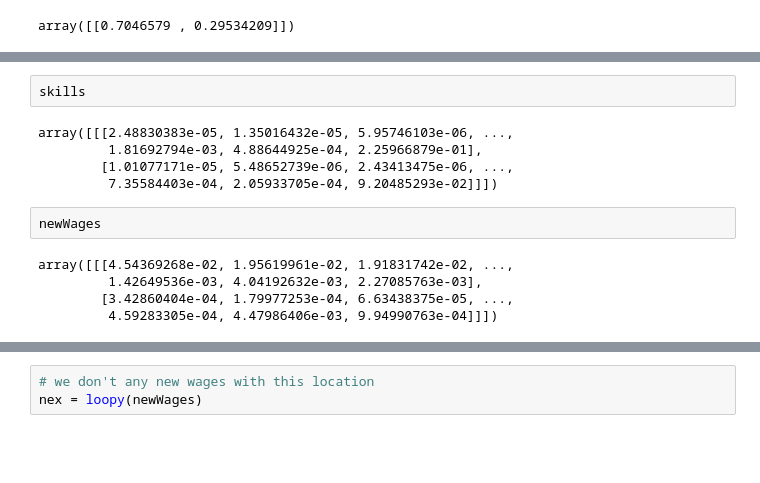
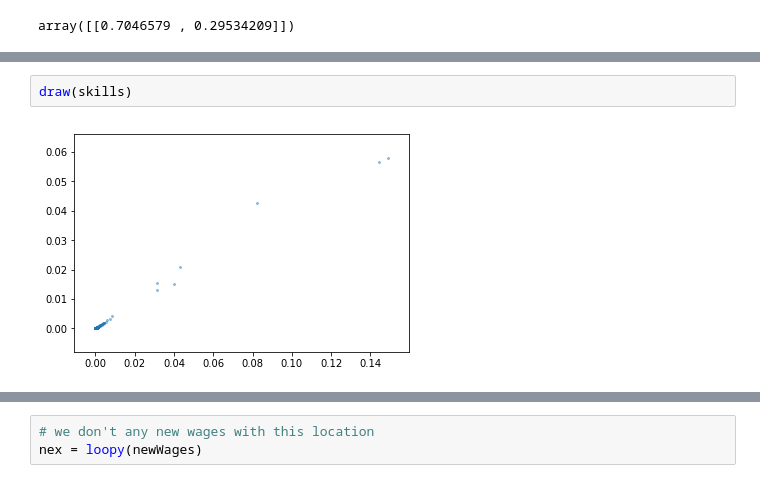
Before and after one commit to mwufi/spatial-structural-change, a Jupyter notebook: Condensed.ipynb, the cells around one changed output, grey strips where cells are left out. Cells and saved outputs as stored; diff of their text form; blank space fills up the shorter version.

```diff
--- a/Condensed.ipynb
+++ b/Condensed.ipynb
@@ -377,14 +364,4 @@ Iteration #5: 9.161564885800246e-07
-# %%
-skills
-# %% [output]
-array([[[2.48830383e-05, 1.35016432e-05, 5.95746103e-06, ...,
-         1.81692794e-03, 4.88644925e-04, 2.25966879e-01],
-        [1.01077171e-05, 5.48652739e-06, 2.43413475e-06, ...,
-         7.35584403e-04, 2.05933705e-04, 9.20485293e-02]]])
-# %%
-newWages
-# %% [output]
-array([[[4.54369268e-02, 1.95619961e-02, 1.91831742e-02, ...,
-         1.42649536e-03, 4.04192632e-03, 2.27085763e-03],
-        [3.42860404e-04, 1.79977253e-04, 6.63438375e-05, ...,
-         4.59283305e-04, 4.47986406e-03, 9.94990763e-04]]])
+# %%
+draw(skills)
+# %% [output]
+[figure, added]
```
Also changed, not shown: parts of 8 cells of this notebook.
